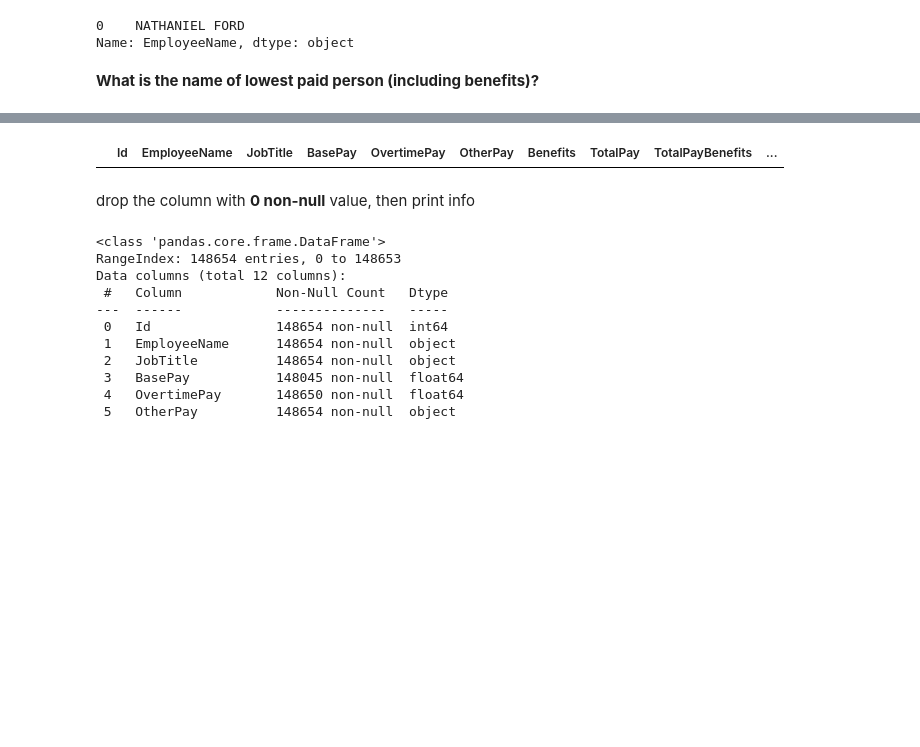
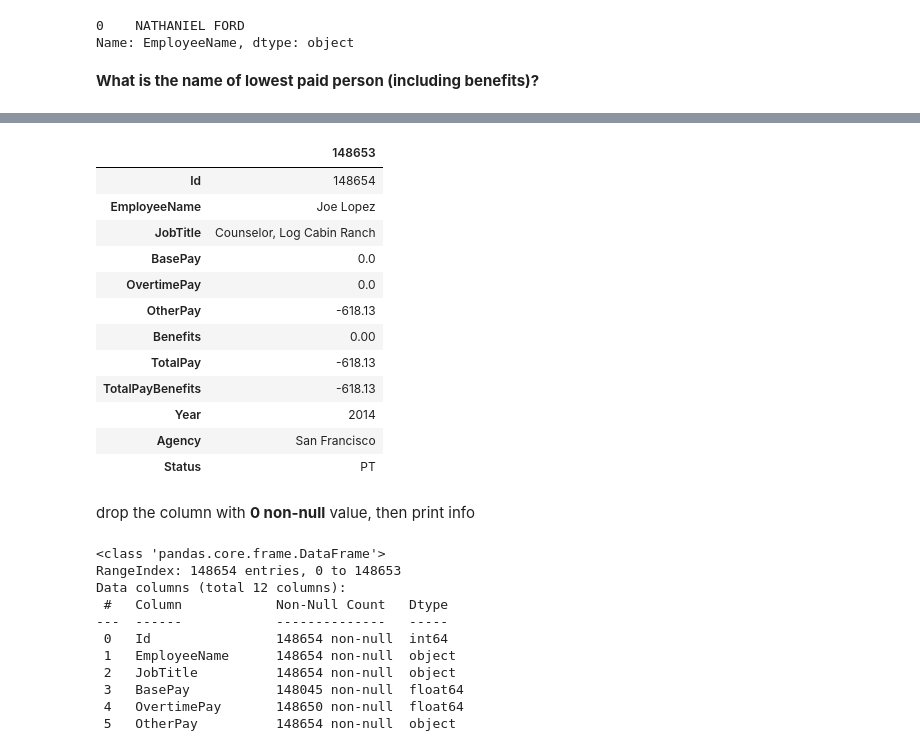
Before and after one commit to Sehaj1904/Data-Science, a Jupyter notebook: Pandas_Assignment.ipynb, the cells around one changed output, grey strips where cells are left out. Cells and saved outputs as stored; diff of their text form; code cells hidden in the pictures; blank space fills up the shorter version.

```diff
--- a/Pandas_Assignment.ipynb
+++ b/Pandas_Assignment.ipynb
@@ -123,7 +139,20 @@ min = df['TotalPayBenefits'].min() # DOUBT
 # %%
-df[df['TotalPayBenefits'] == min]
+# ind = df[df['TotalPayBenefits'] == min].T   # transpose
+# ind
 # %% [output]
-|  | Id | EmployeeName | JobTitle | BasePay | OvertimePay | OtherPay | Benefits | TotalPay | TotalPayBenefits | ... |
+|  | 148653 |
+| Id | 148654 |
+| EmployeeName | Joe Lopez |
+| JobTitle | Counselor, Log Cabin Ranch |
+| BasePay | 0.0 |
+| OvertimePay | 0.0 |
+| OtherPay | -618.13 |
+| Benefits | 0.00 |
+| TotalPay | -618.13 |
+| TotalPayBenefits | -618.13 |
+| Year | 2014 |
+| Agency | San Francisco |
+| Status | PT |
 # %% [markdown]
 drop the column with **0 non-null** value, then print info
 # %%
```
Also changed, not shown: parts of 17 cells of this notebook.
